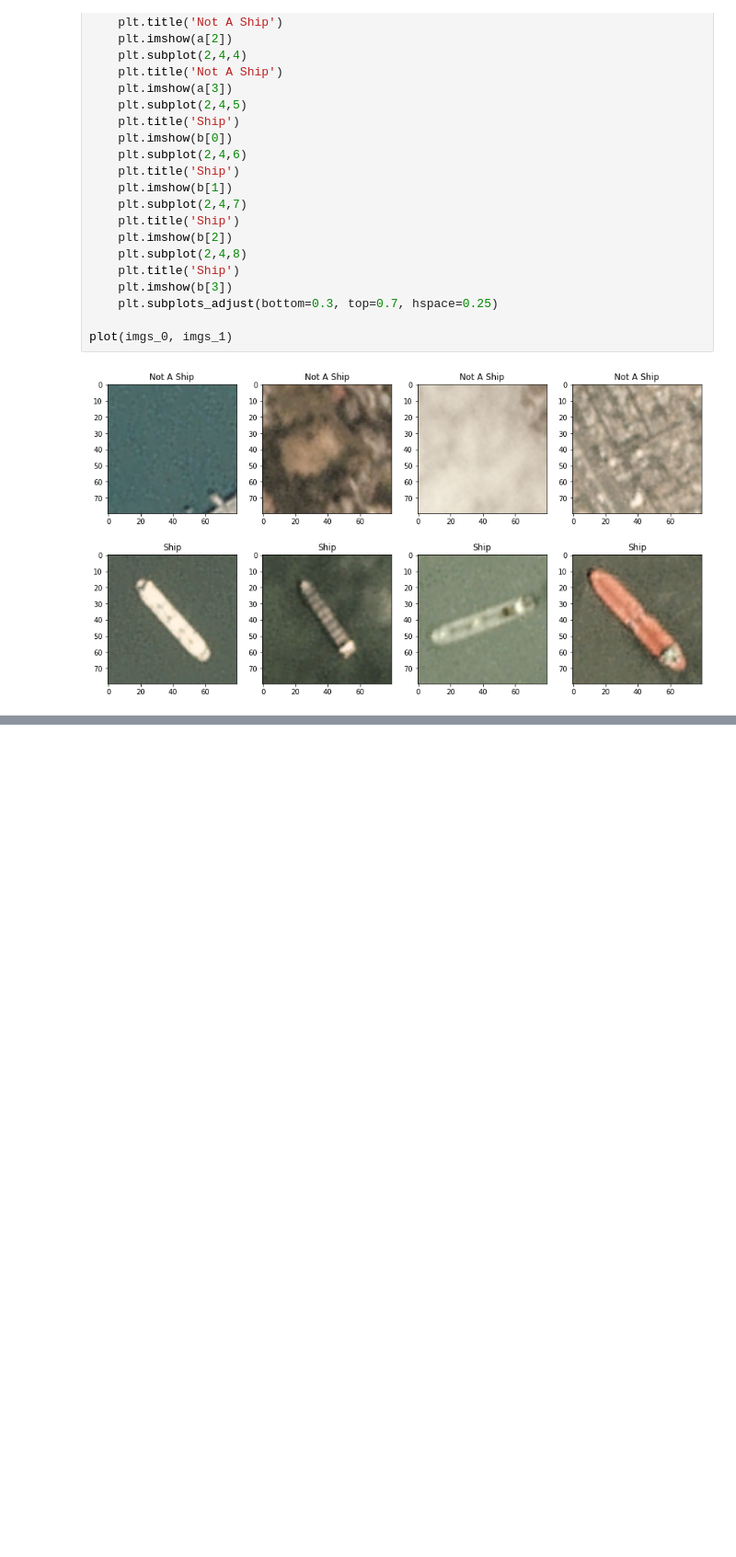
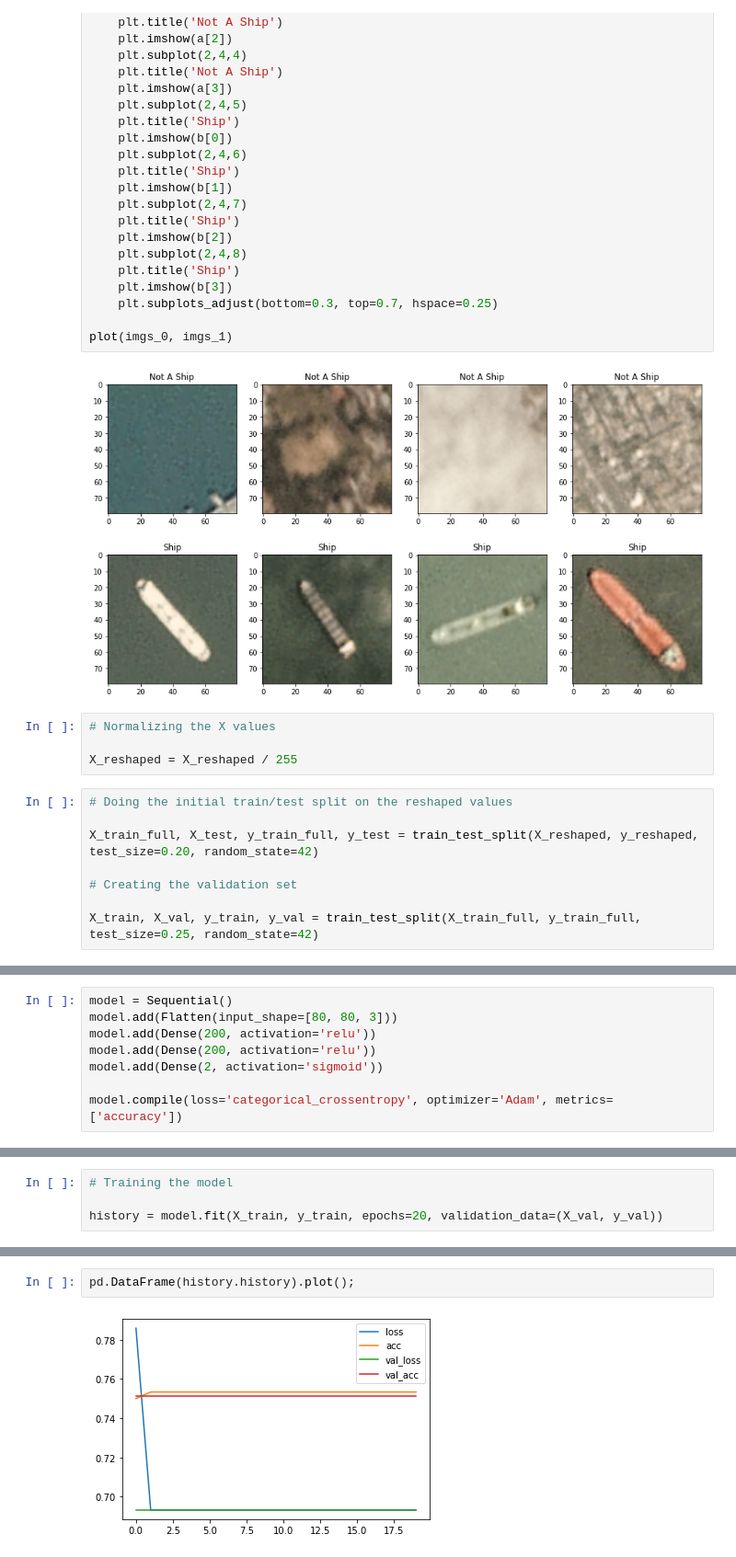
Before and after one commit to eisenerz108/ship-detection-from-satellite-images, a Jupyter notebook: Ships.ipynb, the cells around one changed output, grey strips where cells are left out. Shown: that part at 92% size. Cells and saved outputs as stored; diff of their text form; blank space fills up the shorter version.

```diff
--- a/Ships.ipynb
+++ b/Ships.ipynb
@@ -94,3 +94,15 @@ def plot(a,b):
 plot(imgs_0, imgs_1)
 # %% [output]
 [figure]
+# %%
+# Normalizing the X values
+
+X_reshaped = X_reshaped / 255
+# %%
+# Doing the initial train/test split on the reshaped values
+
+X_train_full, X_test, y_train_full, y_test = train_test_split(X_reshaped, y_reshaped, test_size=0.20, random_state=42)
+
+# Creating the validation set
+
+X_train, X_val, y_train, y_val = train_test_split(X_train_full, y_train_full, test_size=0.25, random_state=42)
@@ -96,0 +133,8 @@ plot(imgs_0, imgs_1)
+# %%
+model = Sequential()
+model.add(Flatten(input_shape=[80, 80, 3]))
+model.add(Dense(200, activation='relu'))
+model.add(Dense(200, activation='relu'))
+model.add(Dense(2, activation='sigmoid'))
+
+model.compile(loss='categorical_crossentropy', optimizer='Adam', metrics=['accuracy'])
@@ -96,0 +145,4 @@ plot(imgs_0, imgs_1)
+# %%
+# Training the model
+
+history = model.fit(X_train, y_train, epochs=20, validation_data=(X_val, y_val))
@@ -96,0 +172,4 @@ plot(imgs_0, imgs_1)
+# %%
+pd.DataFrame(history.history).plot();
+# %% [output]
+[figure, added]
```
Also changed, not shown: parts of 9 cells of this notebook.
